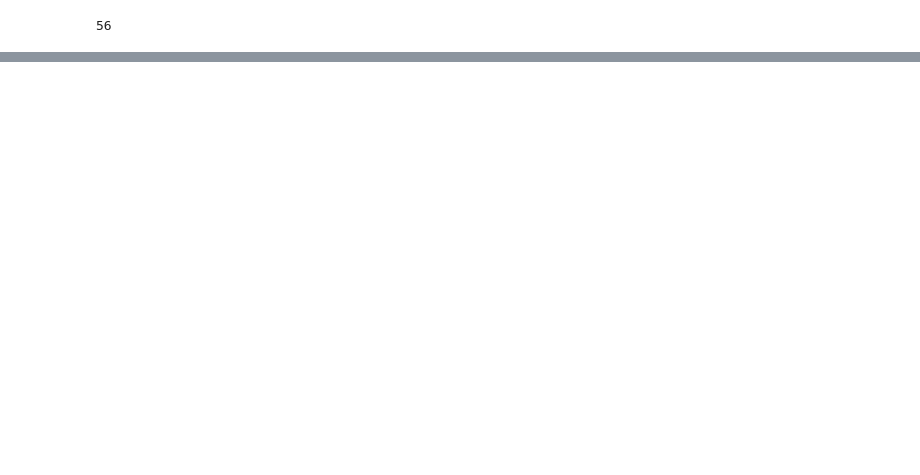
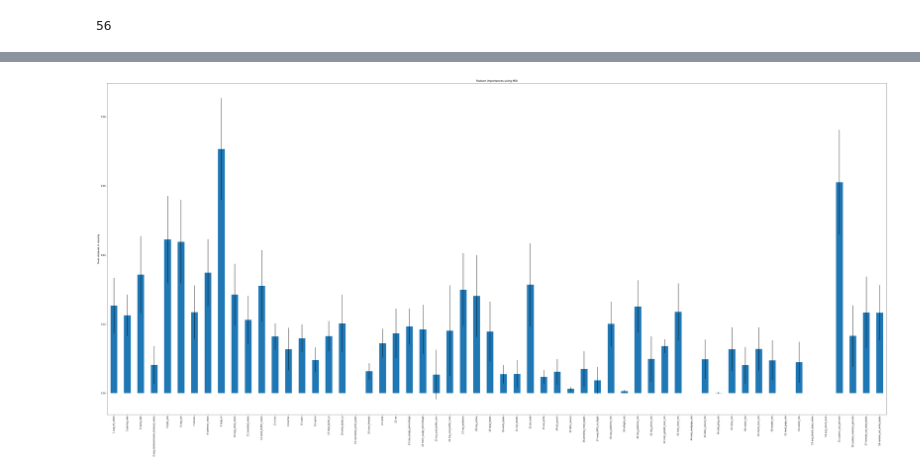
Before and after one commit to EhsanSaZ/BottleneckDetection, a Jupyter notebook: analysis/normal_file_system_bottleneck_detection.ipynb, the cells around one changed output, grey strips where cells are left out. Cells and saved outputs as stored; diff of their text form; code cells hidden in the pictures; blank space fills up the shorter version.

```diff
--- a/analysis/normal_file_system_bottleneck_detection.ipynb
+++ b/analysis/normal_file_system_bottleneck_detection.ipynb
@@ -68,11 +91,22 @@ Accuracy of the model Random Forest is 0.9603174603174603
 # %%
 import time
 import numpy as np
+import pandas as pd
 
 start_time = time.time()
 importances = rf_model.feature_importances_
 std = np.std([tree.feature_importances_ for tree in rf_model.estimators_], axis=0)
 elapsed_time = time.time() - start_time
+print(f"Elapsed time to compute the importances: " f"{elapsed_time:.3f} seconds")
 
-print(f"Elapsed time to compute the importances: " f"{elapsed_time:.3f} seconds")
+feature_names = np.array([str(i + 1) + " " + str(j) for i, j in enumerate(dtns_df.columns[:-1])])
+print(len(feature_names))
+forest_importances = pd.Series(importances, index=feature_names)
+fig, ax = plt.subplots()
+forest_importances.plot.bar(yerr=std, ax=ax)
+ax.set_title("Feature importances using MDI")
+ax.set_ylabel("Mean decrease in impurity")
+fig.set_size_inches(50, 25)
+fig.savefig('grouped_all_levels_dataset_{}_feature_importance.jpeg'.format(chosen_dataset_name), dpi=100)
+fig.tight_layout()
 # %% [output]
@@ -79,0 +115 @@ Elapsed time to compute the importances: 0.011 seconds
+[figure, added]
```
Also changed, not shown: parts of 19 cells of this notebook, 2 other files.
